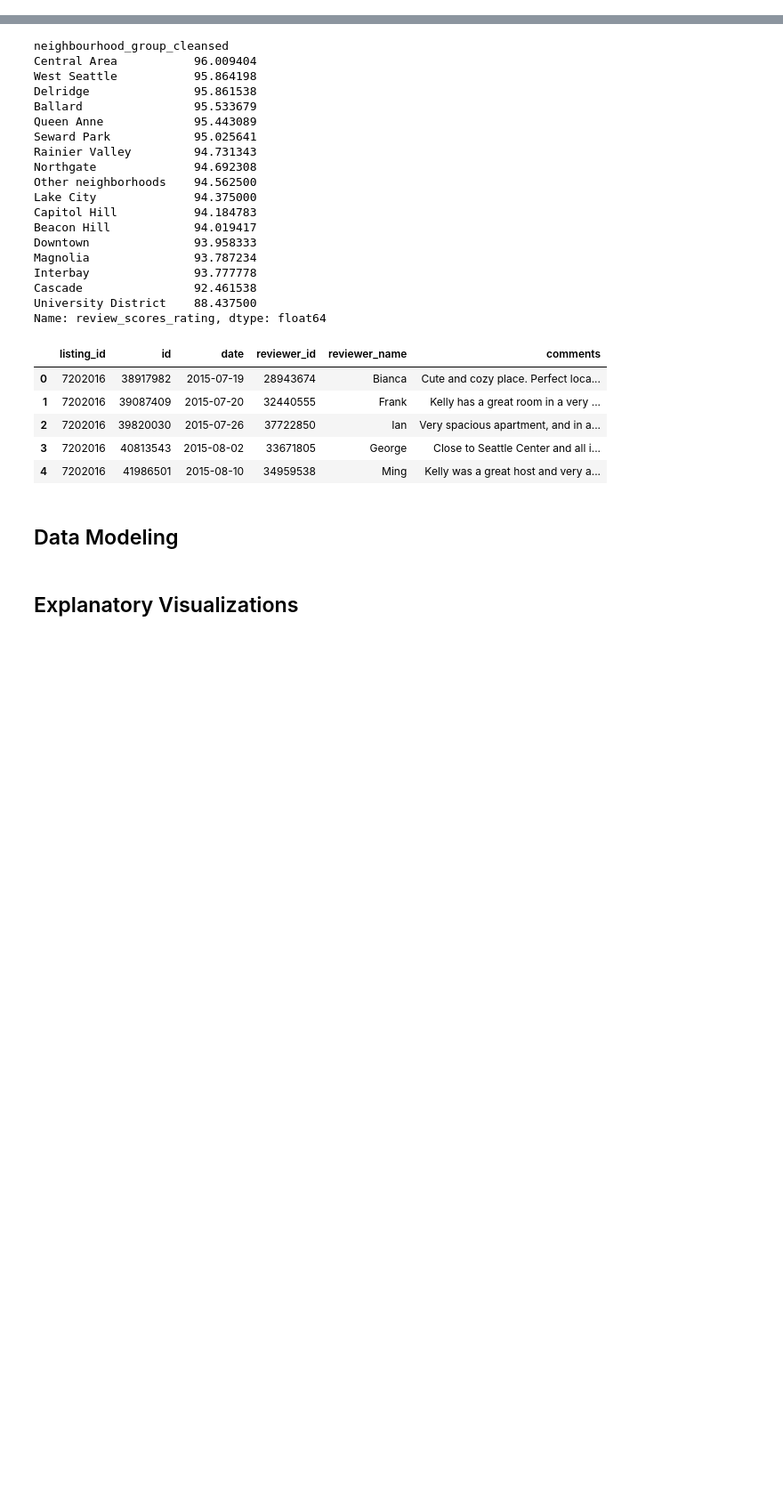
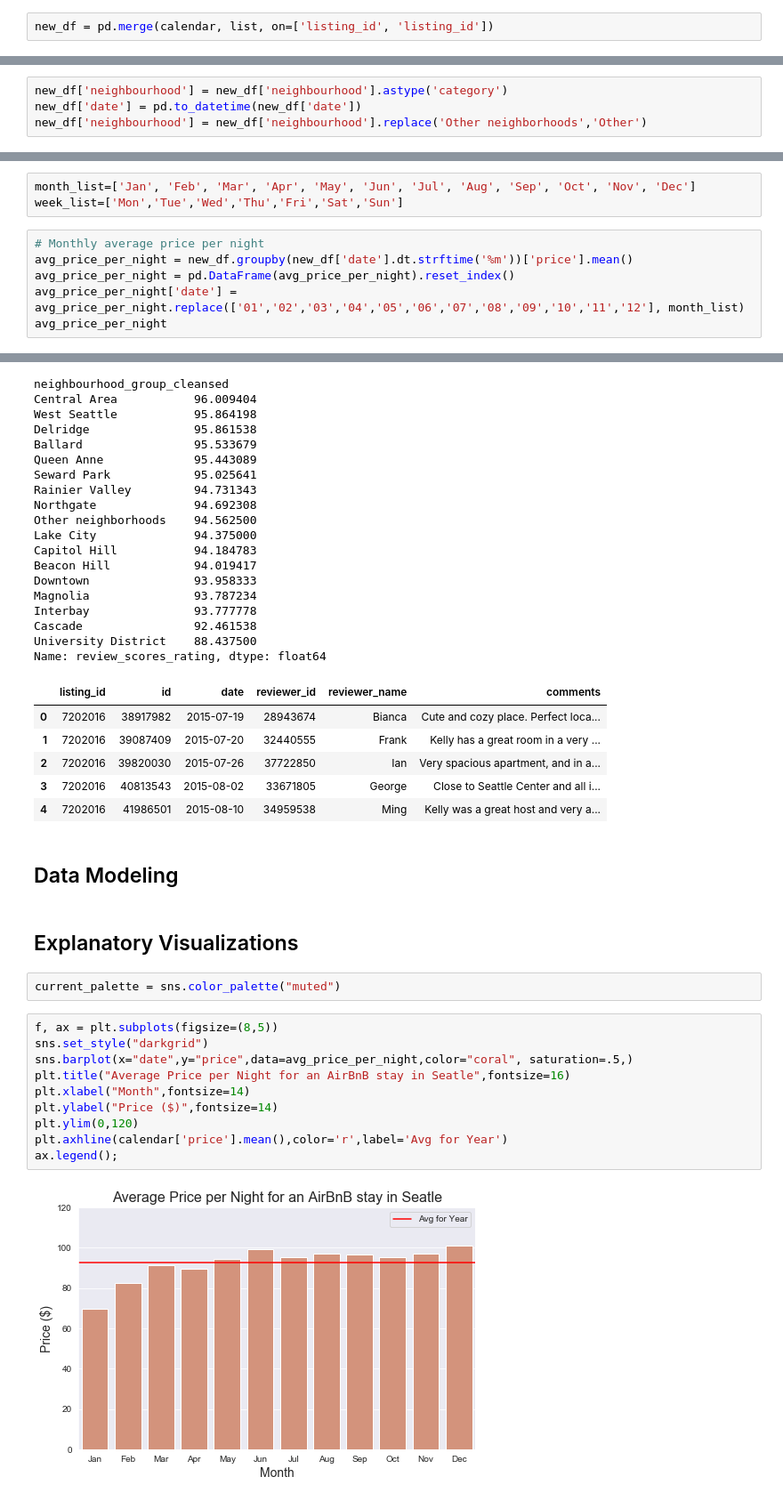
Before and after one commit to paulstancliffe/Blog-Post-AirBnB-Seattle, a Jupyter notebook: seattle_airbnb.ipynb, the cells around one changed output, grey strips where cells are left out. Shown: that part at 89% size. Cells and saved outputs as stored; diff of their text form; blank space fills up the shorter version.

Commit message:
feat: Visualisations added

```diff
--- a/seattle_airbnb.ipynb
+++ b/seattle_airbnb.ipynb
@@ -241,0 +329,2 @@ calendar.head()
+# %%
+new_df = pd.merge(calendar, list, on=['listing_id', 'listing_id'])
@@ -241,0 +340,4 @@ calendar.head()
+# %%
+new_df['neighbourhood'] = new_df['neighbourhood'].astype('category')
+new_df['date'] = pd.to_datetime(new_df['date'])
+new_df['neighbourhood'] = new_df['neighbourhood'].replace('Other neighborhoods','Other')
@@ -241,0 +353,9 @@ calendar.head()
+# %%
+month_list=['Jan', 'Feb', 'Mar', 'Apr', 'May', 'Jun', 'Jul', 'Aug', 'Sep', 'Oct', 'Nov', 'Dec']
+week_list=['Mon','Tue','Wed','Thu','Fri','Sat','Sun']
+# %%
+# Monthly average price per night
+avg_price_per_night = new_df.groupby(new_df['date'].dt.strftime('%m'))['price'].mean()
+avg_price_per_night = pd.DataFrame(avg_price_per_night).reset_index()
+avg_price_per_night['date'] = avg_price_per_night.replace(['01','02','03','04','05','06','07','08','09','10','11','12'], month_list)
+avg_price_per_night
@@ -373,3 +665,17 @@ Name: review_scores_rating, dtype: float64
 ## Data Modeling
 # %% [markdown]
 ## Explanatory Visualizations
+# %%
+current_palette = sns.color_palette("muted")
+# %%
+f, ax = plt.subplots(figsize=(8,5))
+sns.set_style("darkgrid")
+sns.barplot(x="date",y="price",data=avg_price_per_night,color="coral", saturation=.5,)
+plt.title("Average Price per Night for an AirBnB stay in Seatle",fontsize=16)
+plt.xlabel("Month",fontsize=14)
+plt.ylabel("Price ($)",fontsize=14)
+plt.ylim(0,120)
+plt.axhline(calendar['price'].mean(),color='r',label='Avg for Year')
+ax.legend();
+# %% [output]
+[figure, added]
```
Also changed, not shown: parts of 50 cells of this notebook.
